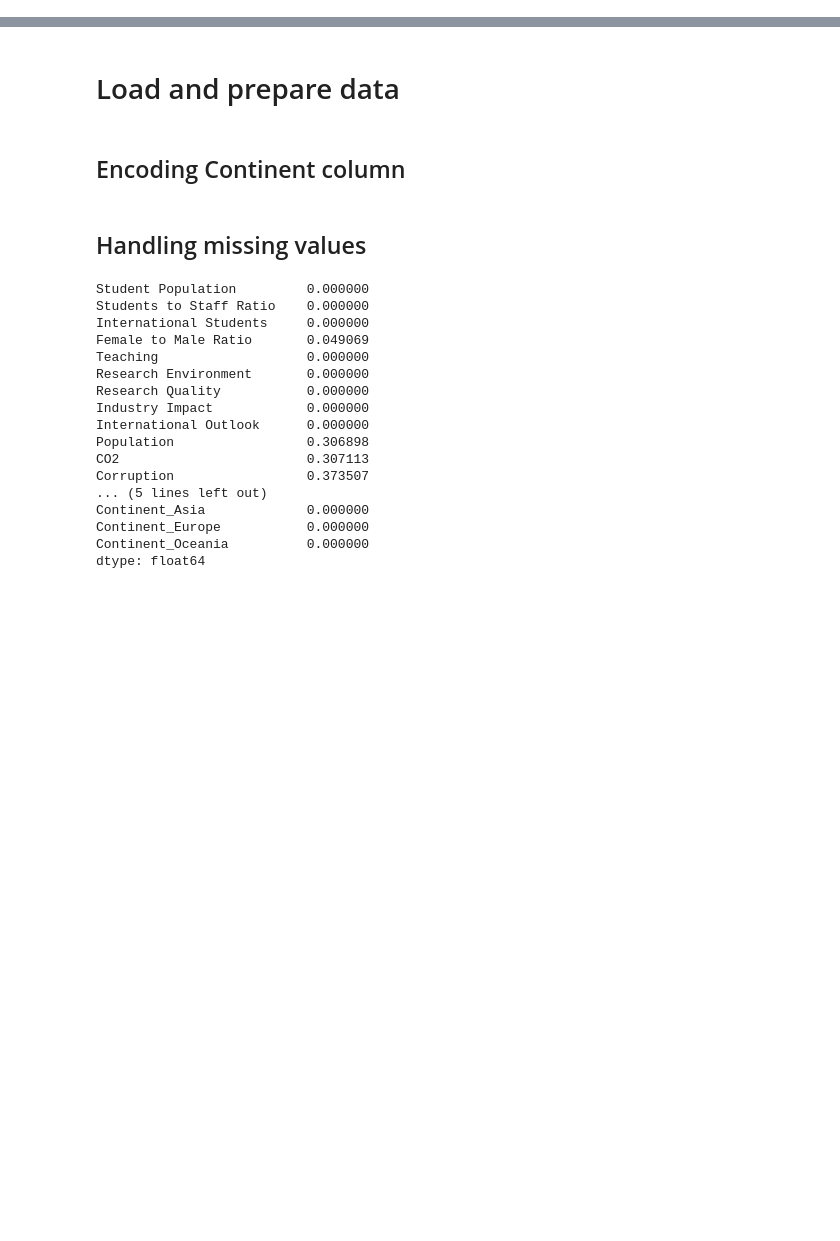
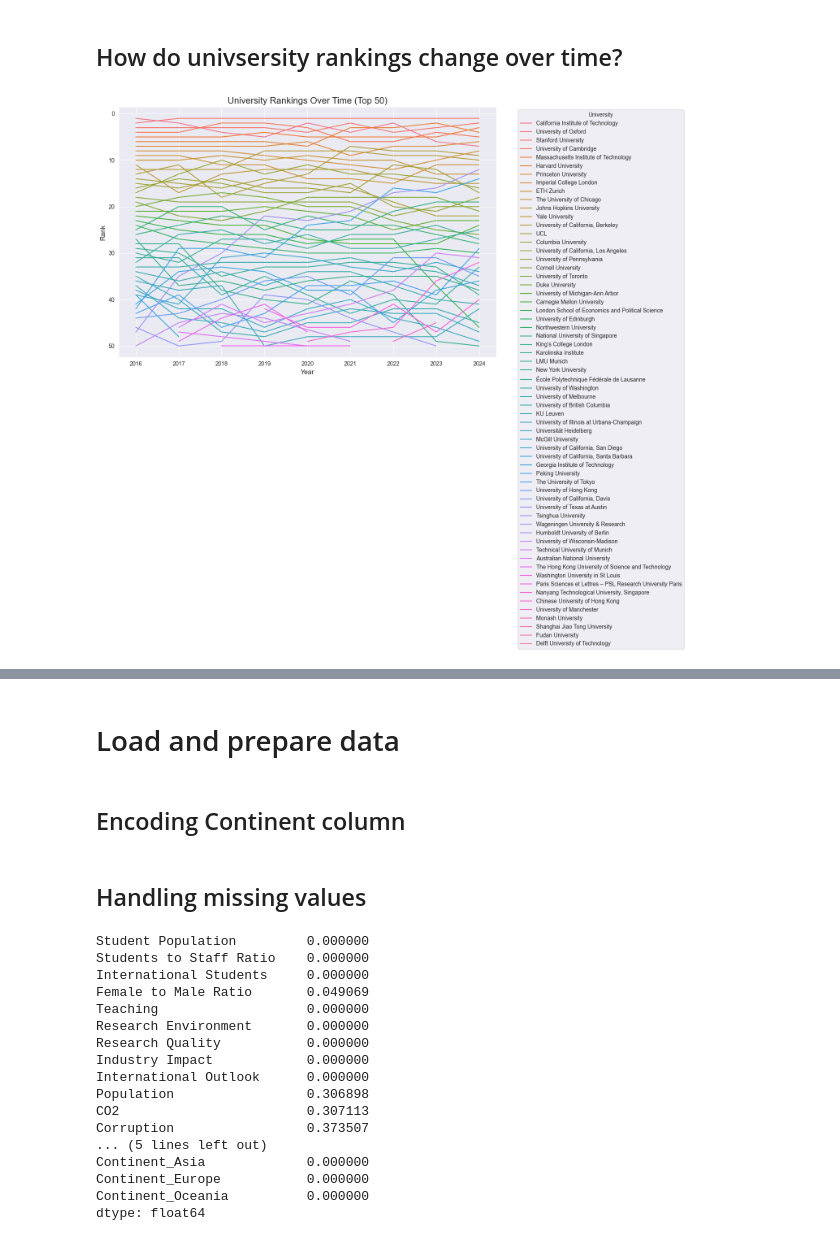
Before and after one commit to rcn255/dopp-project, a Jupyter notebook: kilians_super_awesome_regression_model.ipynb, the cells around one changed output, grey strips where cells are left out. Drawn from its saved outputs; the diff is of its cells as text; code cells hidden in the pictures; blank space fills up the shorter version.

```diff
--- a/kilians_super_awesome_regression_model.ipynb
+++ b/kilians_super_awesome_regression_model.ipynb
@@ -27,0 +80,22 @@ random_state = 123
+# %% [markdown]
+## How do univsersity rankings change over time?
+# %%
+df = pd.read_csv("universities.csv")
+# %%
+# displaying top 50 universities from 20
+top50 = df.copy()
+top50 = top50[top50['Rank'] <= 50]
+top50 = top50[top50['Year'] != 2025]
+
+plt.figure(figsize=(12, 8))
+sns.lineplot(data=top50, x='Year', y='Rank', hue='Name', linewidth=1.5)
+plt.gca().invert_yaxis()
+plt.title("University Rankings Over Time (Top 50)", fontsize=16)
+plt.xlabel("Year", fontsize=12)
+plt.ylabel("Rank", fontsize=12)
+plt.xticks(fontsize=10)
+plt.yticks(fontsize=10)
+plt.legend(bbox_to_anchor=(1.05, 1), loc='upper left', title='University')
+plt.show()
+# %% [output]
+[figure, added]
```
Also changed, not shown: parts of 14 cells of this notebook.
